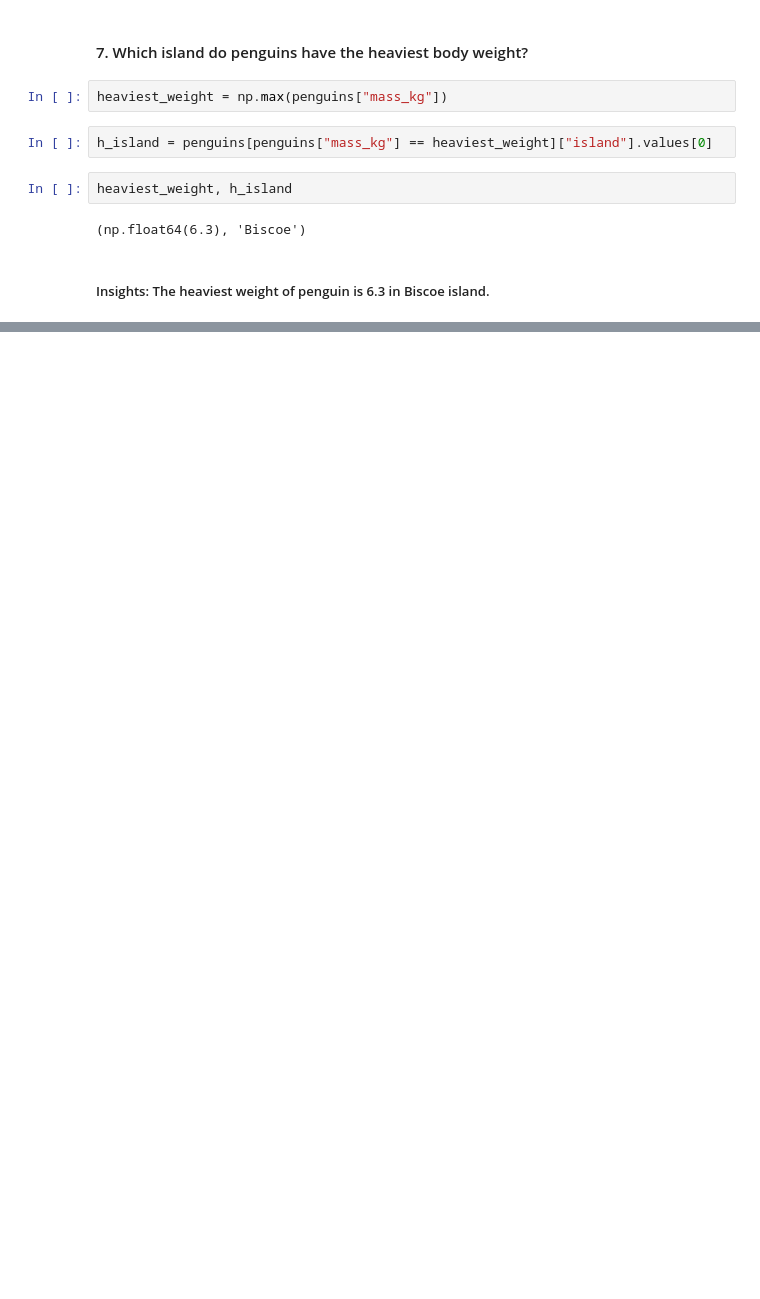
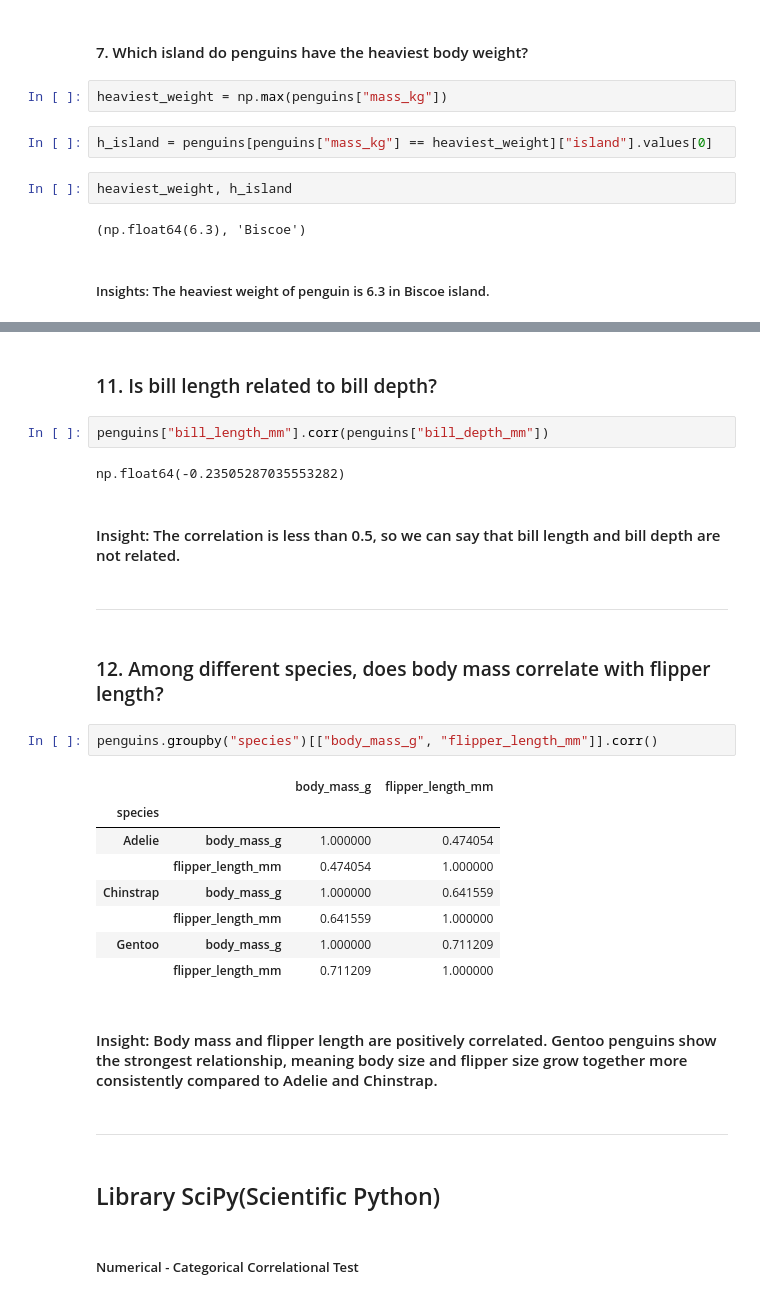
Before and after one commit to Carlamaeee/ELEC303_DATA_ANALYTICS_BINAS, a Jupyter notebook: Activity1.ipynb, the cells around one changed output, grey strips where cells are left out. Cells and saved outputs as stored; diff of their text form; blank space fills up the shorter version.

```diff
--- a/Activity1.ipynb
+++ b/Activity1.ipynb
@@ -626,0 +728,31 @@ heaviest_weight, h_island
+# %% [markdown]
+<h3>11. Is bill length related to bill depth?</h3>
+# %%
+penguins["bill_length_mm"].corr(penguins["bill_depth_mm"])
+# %% [output]
+np.float64(-0.23505287035553282)
+# %% [markdown]
+<h4>Insight: The correlation is less than 0.5, so we can say that bill length and bill depth are not related.</h4>
+# %% [markdown]
+<hr>
+# %% [markdown]
+<h3>12. Among different species, does body mass correlate with flipper length?</h3>
+# %%
+penguins.groupby("species")[["body_mass_g", "flipper_length_mm"]].corr()
+# %% [output]
+|  |  | body_mass_g | flipper_length_mm |
+| species |  |  |  |
+| Adelie | body_mass_g | 1.000000 | 0.474054 |
+|  | flipper_length_mm | 0.474054 | 1.000000 |
+| Chinstrap | body_mass_g | 1.000000 | 0.641559 |
+|  | flipper_length_mm | 0.641559 | 1.000000 |
+| Gentoo | body_mass_g | 1.000000 | 0.711209 |
+|  | flipper_length_mm | 0.711209 | 1.000000 |
+# %% [markdown]
+<h4>Insight: Body mass and flipper length are positively correlated. Gentoo penguins show the strongest relationship, meaning body size and flipper size grow together more consistently compared to Adelie and Chinstrap.</h4>
+# %% [markdown]
+<hr>
+# %% [markdown]
+<h2>Library SciPy(Scientific Python)</h2>
+# %% [markdown]
+<h5>Numerical - Categorical Correlational Test</h5>
```
Also changed, not shown: parts of 51 cells of this notebook.
